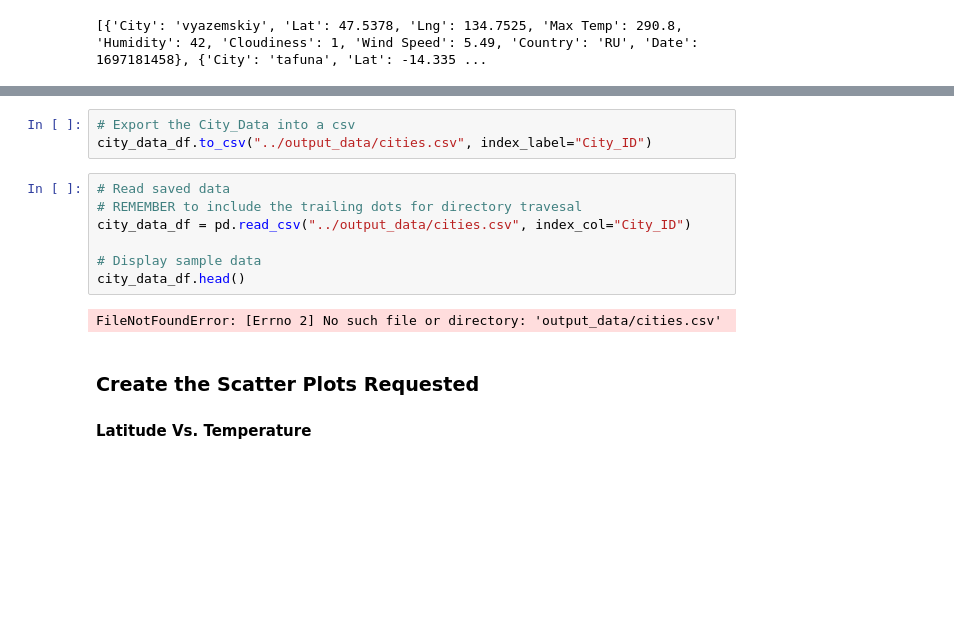
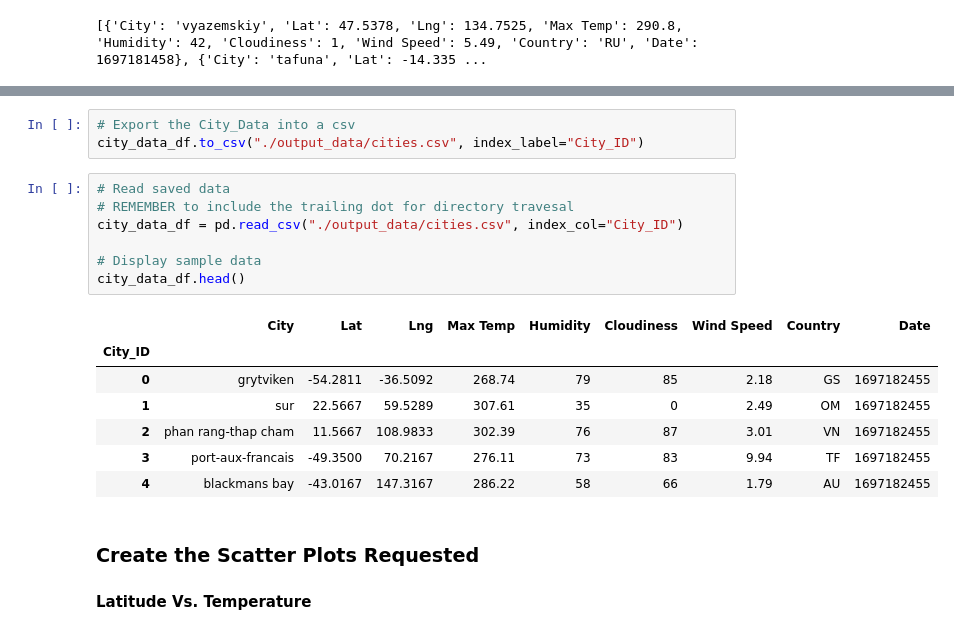
Before and after one commit to rabellan/python-api-challenge, a Jupyter notebook: WeatherPy/WeatherPy.ipynb, the cells around one changed output, grey strips where cells are left out. Drawn from its saved outputs; the diff is of its cells as text; blank space fills up the shorter version.

```diff
--- a/WeatherPy/WeatherPy.ipynb
+++ b/WeatherPy/WeatherPy.ipynb
@@ -182,15 +182,21 @@ city_data_df.head()
 # %%
 # Export the City_Data into a csv
-city_data_df.to_csv("../output_data/cities.csv", index_label="City_ID")
+city_data_df.to_csv("./output_data/cities.csv", index_label="City_ID")
 # %%
 # Read saved data
-# REMEMBER to include the trailing dots for directory travesal
-city_data_df = pd.read_csv("../output_data/cities.csv", index_col="City_ID")
+# REMEMBER to include the trailing dot for directory travesal
+city_data_df = pd.read_csv("./output_data/cities.csv", index_col="City_ID")
 
 # Display sample data
 city_data_df.head()
 # %% [output]
-FileNotFoundError: [Errno 2] No such file or directory: 'output_data/cities.csv'
+|  | City | Lat | Lng | Max Temp | Humidity | Cloudiness | Wind Speed | Country | Date |
+| City_ID |  |  |  |  |  |  |  |  |  |
+| 0 | grytviken | -54.2811 | -36.5092 | 268.74 | 79 | 85 | 2.18 | GS | 1697182455 |
+| 1 | sur | 22.5667 | 59.5289 | 307.61 | 35 | 0 | 2.49 | OM | 1697182455 |
+| 2 | phan rang-thap cham | 11.5667 | 108.9833 | 302.39 | 76 | 87 | 3.01 | VN | 1697182455 |
+| 3 | port-aux-francais | -49.3500 | 70.2167 | 276.11 | 73 | 83 | 9.94 | TF | 1697182455 |
+| 4 | blackmans bay | -43.0167 | 147.3167 | 286.22 | 58 | 66 | 1.79 | AU | 1697182455 |
 # %% [markdown]
 ### Create the Scatter Plots Requested
 
```
Also changed, not shown: parts of 4 cells of this notebook, 1 other file.
